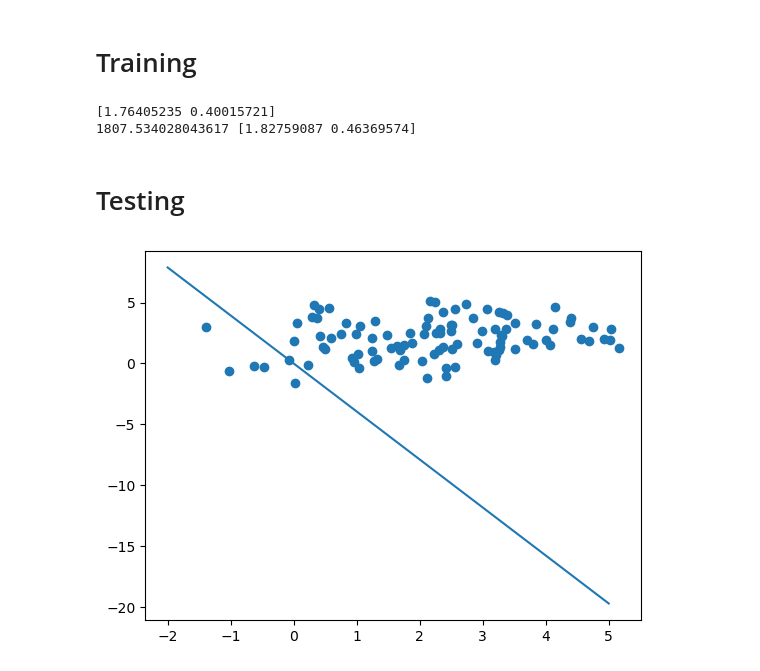
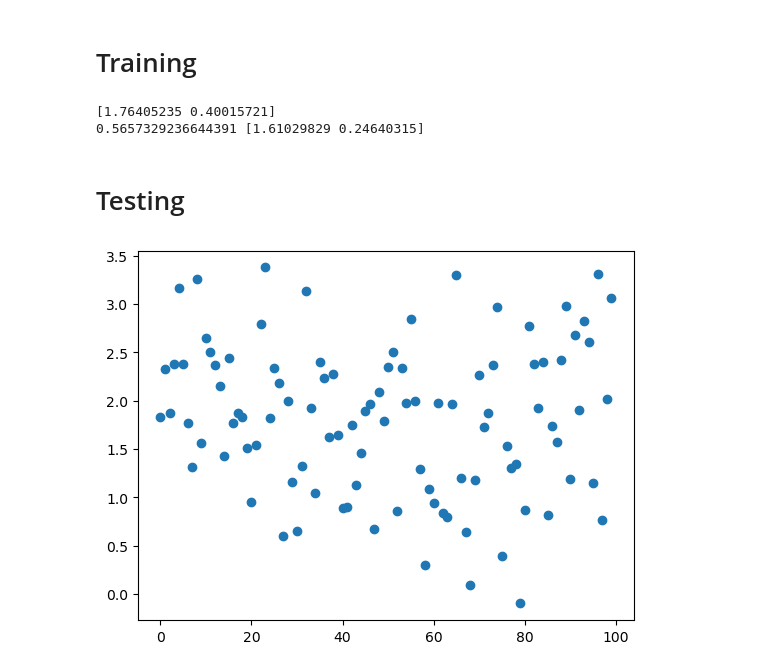
Before and after one commit to its-rajesh/Deep-Learning, a Jupyter notebook: Perceptron Regression/perceptron_regression.ipynb, the cells around one changed output. Saved outputs shown, nothing was run; the diff lists cells and outputs as text; code cells hidden in the pictures.

```diff
--- a/Perceptron Regression/perceptron_regression.ipynb
+++ b/Perceptron Regression/perceptron_regression.ipynb
@@ -53,19 +53,22 @@ def train_data(xn):
     w = np.random.randn(2)
     epoch = 100
     print(w)
-    err = []
     avg_err = []
 
     while(epoch):
+        err = []
         for i in range(len(xn)):
-            sn = np.dot(w.T, [1, xn.iat[i, 0]])
+
+            xi = xn.iat[i, 0]
             yn = xn.iat[i, 1]
+
+            sn = np.dot(w.T, [1, xi])
+
             error = 0.5*(yn-sn)**2
             err.append(error)
 
-            neta = 0.2
-            dw = neta*(yn-sn)*xn.iat[i, 1]
-            w = w+dw
+            eta = 0.001
+            w = w + eta*(yn-sn)*xi
 
         avg_error = sum(err)/(2*len(err))
         avg_err.append(avg_error)
@@ -77,7 +80,7 @@ def train_data(xn):
 w = train_data(training)
 # %% [output]
 [1.76405235 0.40015721]
-1807.534028043617 [1.82759087 0.46369574]
+0.5657329236644391 [1.61029829 0.24640315]
 # %% [markdown]
 # Testing
 # %%
@@ -91,11 +94,8 @@ def test(xn, w):
 
 y = test(validation, w)
 # %%
-px = np.arange(-2, 6)
-py = -(w[0]/w[1])*px
+x = np.arange(len(y))
+plt.scatter(x, y)
+plt.show()
+# %% [output]
+[figure, added]
-# %%
-plt.scatter(y, validation.iloc[:,1])
-plt.plot(px, py)
-plt.show()
-# %% [output]
-[figure, removed]
```
Also changed, not shown: parts of 4 cells of this notebook.
